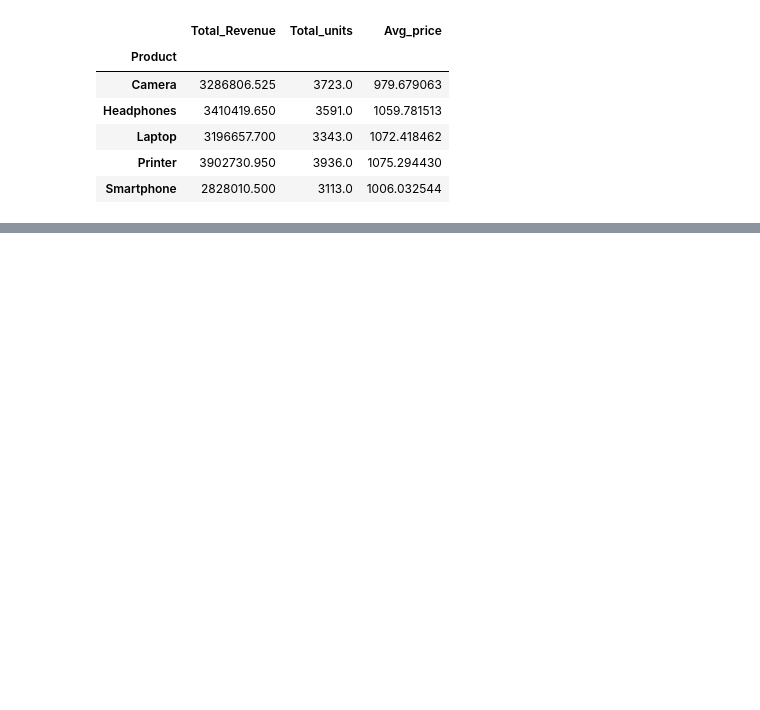
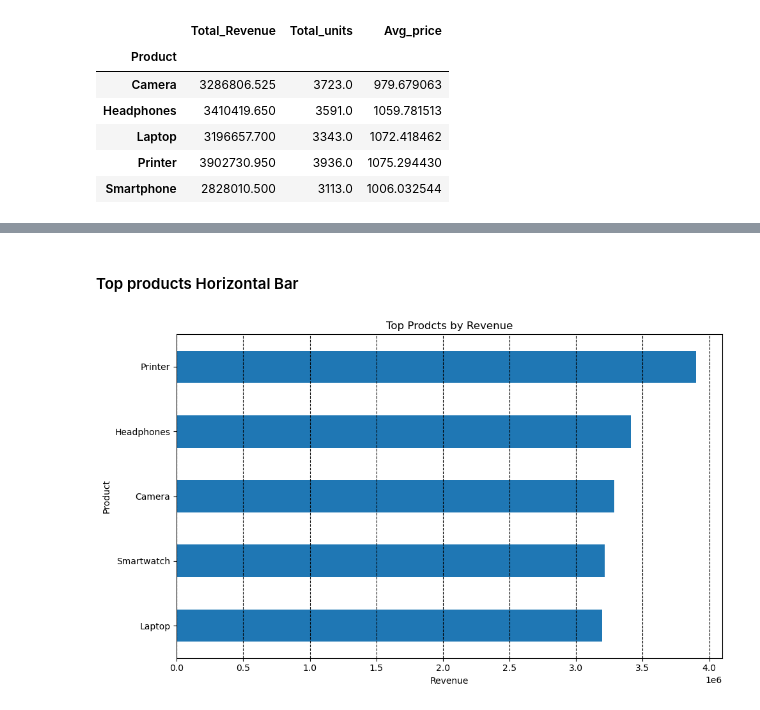
Before and after one commit to brijballav/Sales-data-analysis, a Jupyter notebook: Sales Data Analysis/Sales_Data.ipynb, the cells around one changed output, grey strips where cells are left out. Saved outputs shown, nothing was run; the diff lists cells and outputs as text; code cells hidden in the pictures; blank space fills up the shorter version.

```diff
--- a/Sales Data Analysis/Sales_Data.ipynb
+++ b/Sales Data Analysis/Sales_Data.ipynb
@@ -371,0 +474,11 @@ display(prod_sum.head())
+# %% [markdown]
+#### Top products Horizontal Bar
+# %%
+top_product.head().sort_values().plot(kind= 'barh', title = 'Top Prodcts by Revenue')
+
+plt.xlabel('Revenue')
+plt.grid(axis = 'x', linestyle = '--', color = 'Black')
+plt.tight_layout()
+plt.show()
+# %% [output]
+[figure, added]
```
Also changed, not shown: parts of 20 cells of this notebook, 8 other files.
